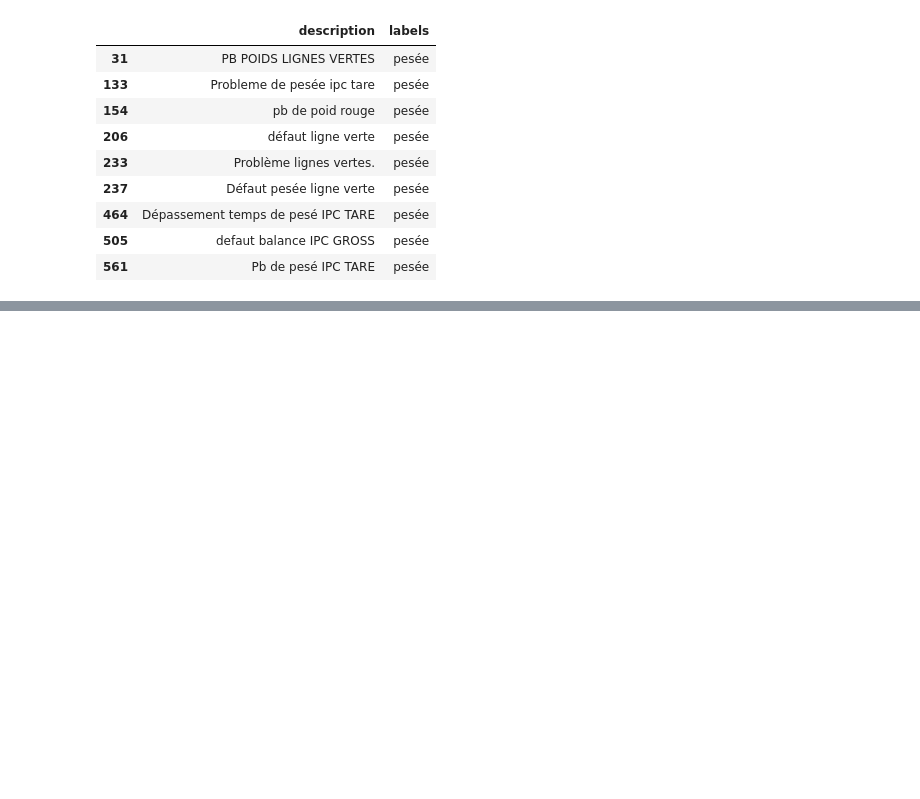
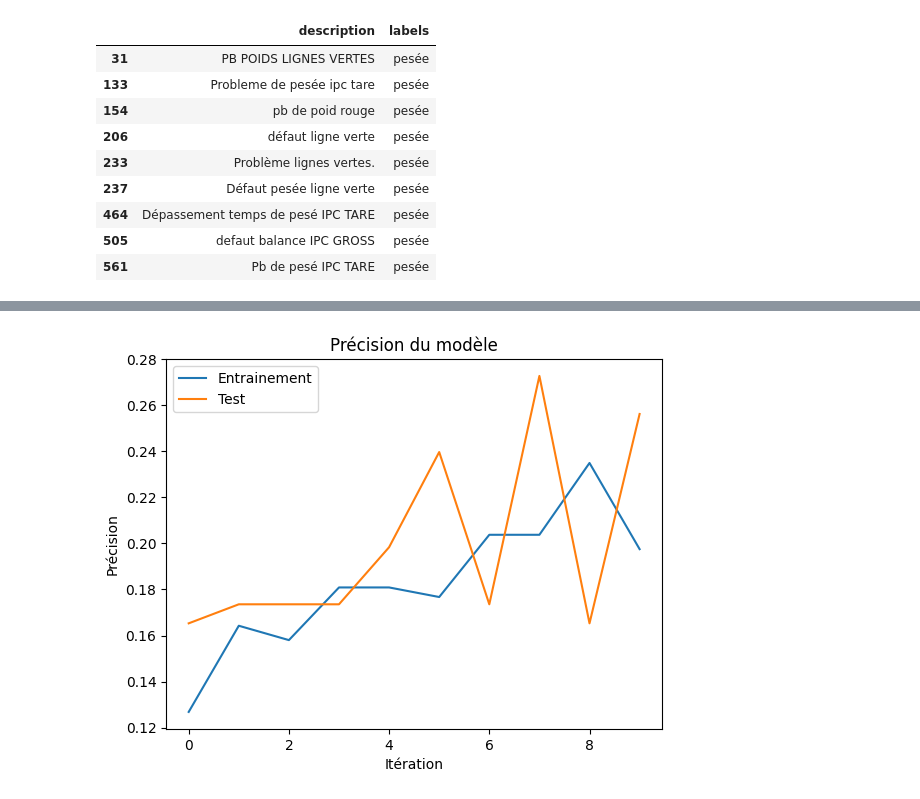
Before and after one commit to jeremy-vangansberg/machine-failure-classifier, a Jupyter notebook: model/analyse.ipynb, the cells around one changed output, grey strips where cells are left out. Cells and saved outputs as stored; diff of their text form; code cells hidden in the pictures; blank space fills up the shorter version.

Commit message:
feat: make tokenisation

```diff
--- a/model/analyse.ipynb
+++ b/model/analyse.ipynb
@@ -153,0 +248,9 @@ df[df["labels"]=="pesée"]
+# %%
+entrees_ids = tf.keras.layers.Input(shape=(LONGUEUR_MAX_COMMENTAIRE,), name='input_token', dtype='int32')
+entrees_masks = tf.keras.layers.Input(shape=(LONGUEUR_MAX_COMMENTAIRE,), name='masked_token', dtype='int32')
+# %%
+sortie_camemBERT = model([entrees_ids,entrees_masks])
+
+# Instanciation du modèle avec Keras
+model_camemBERT = tf.keras.Model(inputs=[entrees_ids, entrees_masks], outputs = sortie_camemBERT,trainable=False)
+model_camemBERT.summary()
@@ -153,0 +305,7 @@ df[df["labels"]=="pesée"]
+# %%
+output = Dense(nb_targets, activation='softmax')(sortie_camemBERT[1])  # Use pooled representation
+model = tf.keras.Model(inputs=[entrees_ids, entrees_masks], outputs=output)
+model.layers[2].trainable = False  # Disable training of CamemBERT
+
+model.compile(loss='sparse_categorical_crossentropy', optimizer='adam', metrics=['accuracy'])
+model.summary()
@@ -153,0 +330,4 @@ df[df["labels"]=="pesée"]
+# %%
+history = model.fit([output_tokenizer_entrainement['input_ids'],output_tokenizer_entrainement['attention_mask']],y_train_nlp,
+                    epochs=10, verbose=1, batch_size = 8,
+                    validation_data=([output_tokenizer_tests['input_ids'],output_tokenizer_tests['attention_mask']],y_test_nlp))
@@ -153,0 +355,10 @@ df[df["labels"]=="pesée"]
+# %%
+plt.plot(history.history['accuracy'])
+plt.plot(history.history['val_accuracy'])
+plt.title('Précision du modèle')
+plt.ylabel('Précision')
+plt.xlabel('Itération')
+plt.legend(['Entrainement', 'Test'], loc='upper left')
+plt.show()
+# %% [output]
+[figure, added]
```
Also changed, not shown: parts of 22 cells of this notebook, 3 other files.
